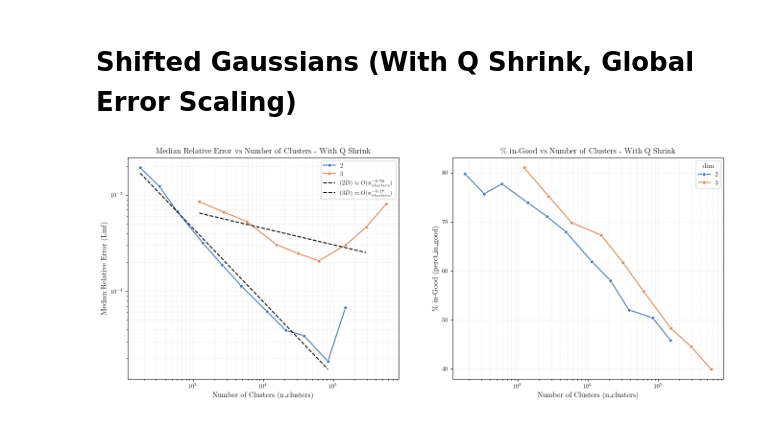
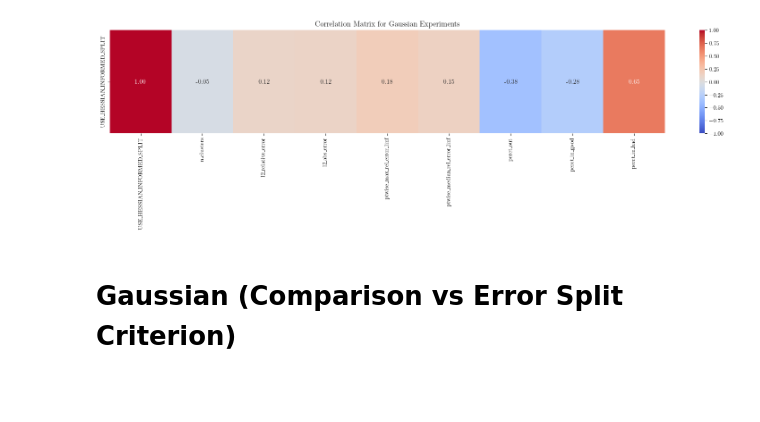
Before and after one commit to ut-padas/affini, a Jupyter notebook: ics26_gaussian_eda.ipynb, the cells around one changed output. Saved outputs shown, nothing was run; the diff lists cells and outputs as text; code cells hidden in the pictures; blank space fills up the shorter version.

```diff
--- a/ics26_gaussian_eda.ipynb
+++ b/ics26_gaussian_eda.ipynb
@@ -205,2 +193,0 @@ plt.grid(True, which="both", ls="--", lw=0.5)
-# %% [markdown]
-# Shifted Gaussians (With Q Shrink, Global Error Scaling)
@@ -214,49 +194,21 @@ df_wsg = pd.read_csv(csv_path)
-# %%
-plt.figure(figsize=(16, 6))
-plt.subplot(1, 2, 1)
-sns.lineplot(
-    data=df_wsg,
-    x="n_clusters",
-    y="median_rel_error_linf",
-    hue="dim",
-    marker="o",
-    palette=PALETTE,
-)
-# Fit linear regression lines (in log-log space) for each dimension
-for dim in df_wsg["dim"].unique():
-    subset = df_wsg[df_wsg["dim"] == dim]
-    X = np.log(subset["n_clusters"].values).reshape(-1, 1)
-    y = np.log(subset["median_rel_error_linf"].values)
-    # Drop the last point to avoid outlier influence
-    X = X[:-1]
-    y = y[:-1]
-    model = LinearRegression()
-    model.fit(X, y)
-    x_fit = np.linspace(X.min(), X.max(), 100).reshape(-1, 1)
-    y_fit = model.predict(x_fit)
-    label = rf"$({dim}D) \approx O(n_{{clusters}}^{{{model.coef_[0]:.2f}}})$"
-    plt.plot(np.exp(x_fit), np.exp(y_fit), linestyle="--", color="k", label=label)
-plt.legend()
-plt.xscale("log")
-plt.yscale("log")
-plt.xlabel("Number of Clusters (n_clusters)")
-plt.ylabel("Median Relative Error (Linf)")
-plt.title("Median Relative Error vs Number of Clusters - With Q Shrink")
-plt.grid(True, which="both", ls="--", lw=0.5)
-
-plt.subplot(1, 2, 2)
-sns.lineplot(
-    data=df_wsg,
-    x="n_clusters",
-    y="perct_in_good",
-    hue="dim",
-    marker="o",
-    palette=PALETTE,
-)
-plt.xscale("log")
-plt.xlabel("Number of Clusters (n_clusters)")
-plt.ylabel(r"$\%$ in-Good (perct_in_good)")
-plt.title(r"$\%$ in-Good vs Number of Clusters - With Q Shrink")
-plt.grid(True, which="both", ls="--", lw=0.5)
-# %% [output]
-[figure, removed]
+# %%
+corr_cols = [
+    "USE_HESSIAN_INFORMED_SPLIT",
+    "n_clusters",
+    "l2_relative_error",
+    "l2_abs_error",
+    "ptwise_max_rel_error_linf",
+    "ptwise_median_rel_error_linf",
+    "perct_out",
+    "perct_in_good",
+    "perct_in_bad",
+]
+corr_matrix = df_g[corr_cols].corr()
+# Show only first row
+corr_matrix = corr_matrix.loc[["USE_HESSIAN_INFORMED_SPLIT"], :]
+plt.figure(figsize=(20, 3))
+sns.heatmap(corr_matrix, annot=True, fmt=".2f", cmap="coolwarm", vmin=-1, vmax=1)
+plt.title("Correlation Matrix for Gaussian Experiments")
+plt.show()
+# %% [output]
+[figure, added]
@@ -262,0 +239,2 @@ plt.grid(True, which="both", ls="--", lw=0.5)
+# %% [markdown]
+# Gaussian (Comparison vs Error Split Criterion)
```
Also changed, not shown: parts of 16 cells of this notebook, 5 other files.
